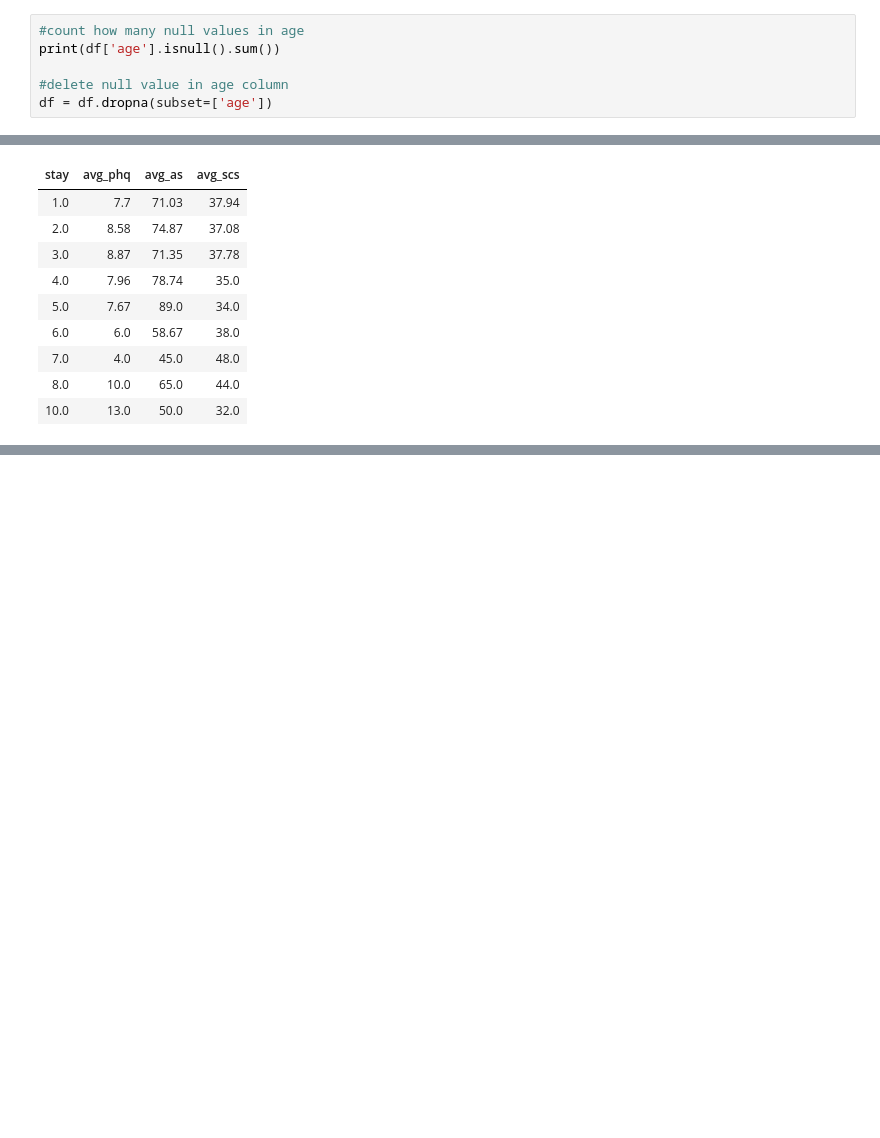
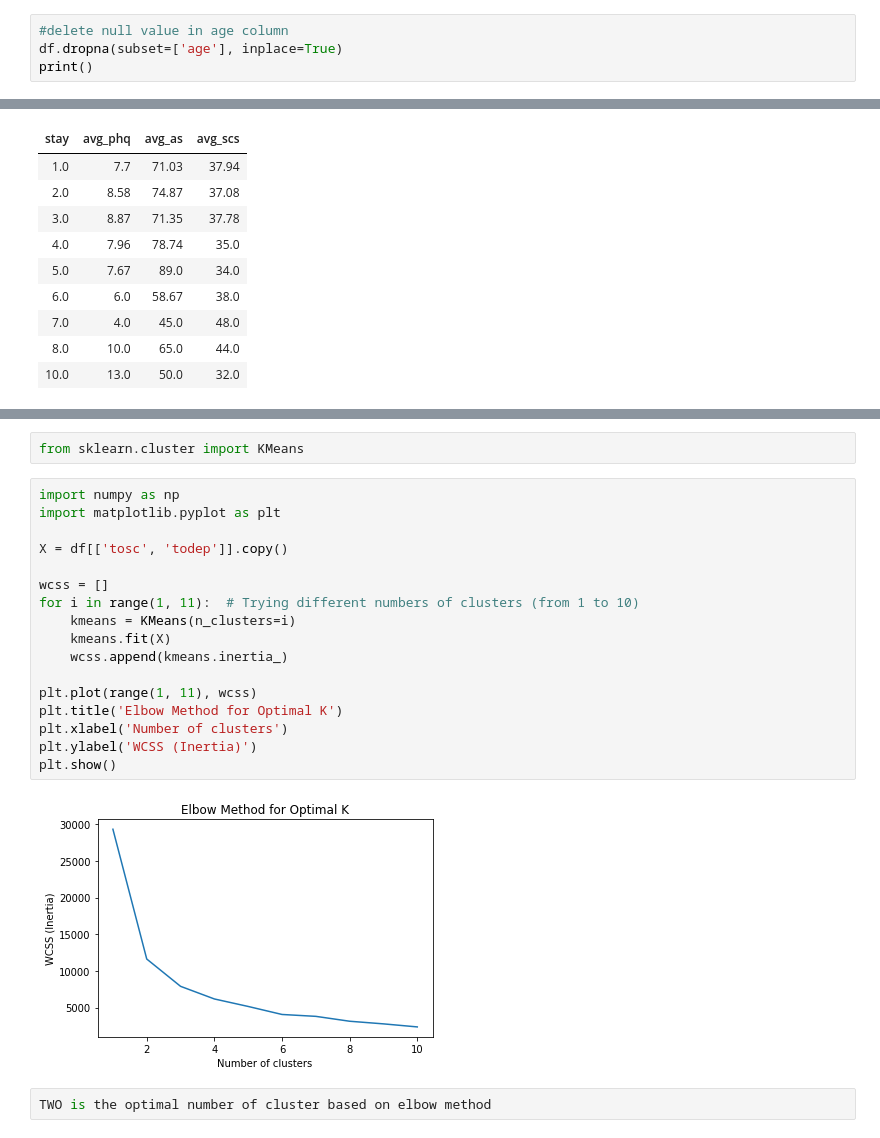
Before and after one commit to susie712dataprj/student_mentalhealth_analysis, a Jupyter notebook: mentalhealth.ipynb, the cells around one changed output, grey strips where cells are left out. Cells and saved outputs as stored; diff of their text form; blank space fills up the shorter version.

```diff
--- a/mentalhealth.ipynb
+++ b/mentalhealth.ipynb
@@ -83,6 +111,4 @@ df=pd.read_csv('/Users/susie/Documents/Proj SQL/SQL - MENTAL HEALTH/students.csv
 # %%
-#count how many null values in age
-print(df['age'].isnull().sum())
-
 #delete null value in age column
-df = df.dropna(subset=['age'])
+df.dropna(subset=['age'], inplace=True)
+print()
@@ -324,0 +377,23 @@ Running query in 'sqlite:///mentalhealth.db'
+# %%
+from sklearn.cluster import KMeans
+# %%
+import numpy as np
+import matplotlib.pyplot as plt
+
+X = df[['tosc', 'todep']].copy()
+
+wcss = []
+for i in range(1, 11):  # Trying different numbers of clusters (from 1 to 10)
+    kmeans = KMeans(n_clusters=i)
+    kmeans.fit(X)
+    wcss.append(kmeans.inertia_)
+
+plt.plot(range(1, 11), wcss)
+plt.title('Elbow Method for Optimal K')
+plt.xlabel('Number of clusters')
+plt.ylabel('WCSS (Inertia)')
+plt.show()
+# %% [output]
+[figure, added]
+# %%
+TWO is the optimal number of cluster based on elbow method
```
Also changed, not shown: parts of 21 cells of this notebook.
